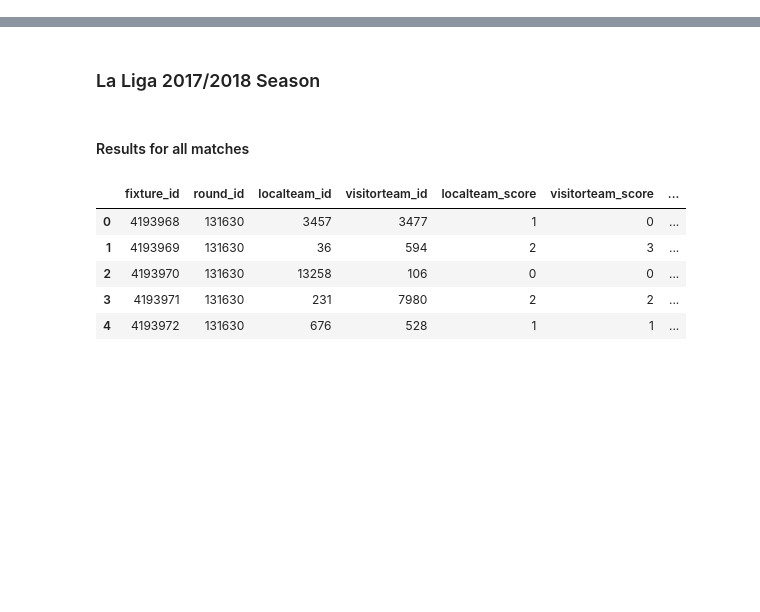
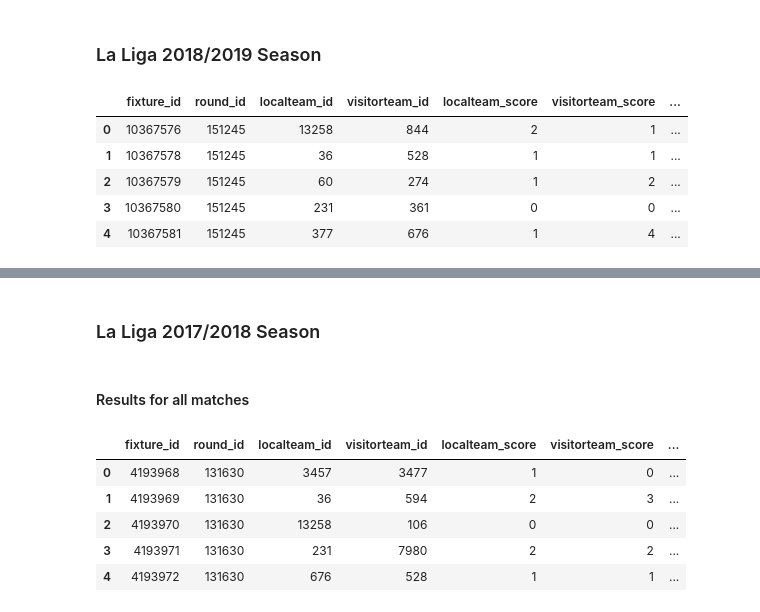
Before and after one commit to carlos-gutier/DS-Project1-Data-Storytelling, a Jupyter notebook: DS_Project1_Data_Storytelling.ipynb, the cells around one changed output, grey strips where cells are left out. Cells and saved outputs as stored; diff of their text form; code cells hidden in the pictures; blank space fills up the shorter version.

```diff
--- a/DS_Project1_Data_Storytelling.ipynb
+++ b/DS_Project1_Data_Storytelling.ipynb
@@ -99,3 +93,29 @@ print(no_comm)       # No commentaries match info
 # Commentaries for match
 comments_1 = soccer.commentaries(fixture_id = 4193997)
 comments_1
+# %% [markdown]
+### La Liga 2018/2019 Season
+# %%
+# Match Results List - La Liga 2018/2019 season
+table_ll_s0 = soccer.season_results(season_id = 13133) # Results La Liga 18/19
+lst_ll_s0 = []
+for result in table_ll_s0:
+    lst_result = [result['id'], result['round_id'], result['localteam_id'],
+                  result['visitorteam_id'], result['scores']['localteam_score'],
+                  result['scores']['visitorteam_score'],
+                  result['scores']['ft_score'], result['commentaries']]
+    lst_ll_s0.append(lst_result)
+# %%
+# Season 0 (2017/18) DataFrame - La Liga
+df_laliga_s0 = pd.DataFrame(lst_ll_s0, columns=['fixture_id', 'round_id',
+                                       'localteam_id', 'visitorteam_id',
+                                       'localteam_score',  'visitorteam_score',
+                                       'fulltime_score', 'commentaries'])
+df_laliga_s0.head()
+# %% [output]
+|  | fixture_id | round_id | localteam_id | visitorteam_id | localteam_score | visitorteam_score | ... |
+| 0 | 10367576 | 151245 | 13258 | 844 | 2 | 1 | ... |
+| 1 | 10367578 | 151245 | 36 | 528 | 1 | 1 | ... |
+| 2 | 10367579 | 151245 | 60 | 274 | 1 | 2 | ... |
+| 3 | 10367580 | 151245 | 231 | 361 | 0 | 0 | ... |
+| 4 | 10367581 | 151245 | 377 | 676 | 1 | 4 | ... |
```
Also changed, not shown: parts of 12 cells of this notebook.
